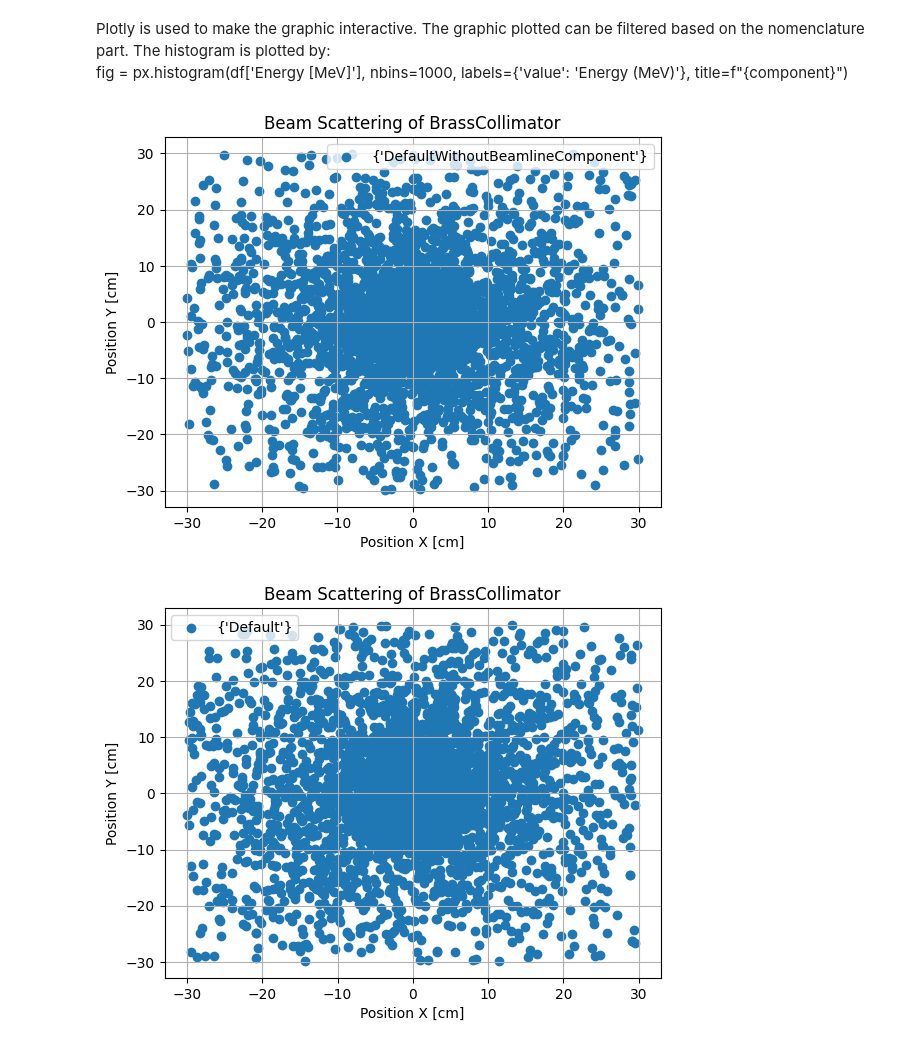
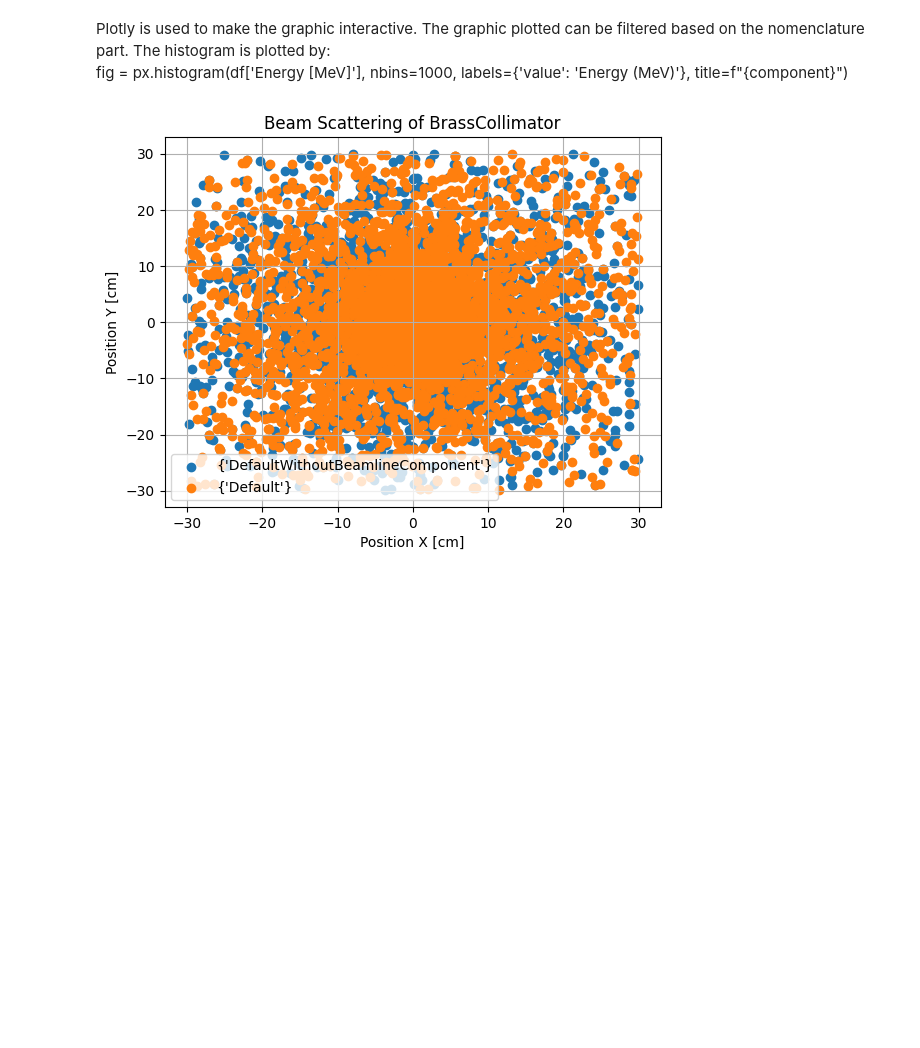
Before and after one commit to alfiafazimah/PhaseSpaceTOPAS-Visualization, a Jupyter notebook: src/PhaseSpaceTOPAS-Visualization.ipynb, the cells around one changed output. Drawn from its saved outputs; the diff is of its cells as text; code cells hidden in the pictures; blank space fills up the shorter version.

```diff
--- a/src/PhaseSpaceTOPAS-Visualization.ipynb
+++ b/src/PhaseSpaceTOPAS-Visualization.ipynb
@@ -139,7 +121,7 @@ for item, df in phsp_dataframe.items():
     other = nomen [6]
     size = nomen[7]
     key = f"{beamtype}_{beam_energy}_{material}_{position}_{beforeafter}_{component}_{size}"
-    if other == 'Default' and 'Energy [MeV]' in df.columns:
+    if component in ['BrassCollimator', 'IronCollimator', 'NickelCollimator', 'CopperCollimator'] and other == 'Default' and 'Energy [MeV]' in df.columns:
         plt.hist(df['Energy [MeV]'], bins=1000, alpha=0.5, label=component)
 
 
@@ -183,32 +165,31 @@ for item, df in phsp_dataframe.items():
 # %%
 for item, df in phsp_dataframe.items():
     nomen = item.split('_')
     beamtype = nomen [0]
     beam_energy = nomen[1]
     material = nomen[2]
     position = nomen[3]
     beforeafter = nomen [4]
     component = nomen[5]
     other = nomen [6]
     size = nomen[7]
     key = f"{beamtype}_{beam_energy}_{material}_{position}_{beforeafter}_{component}_{size}"
     if component == "BrassCollimator" :
         # Plot the scatter
         plt.scatter(
             df['Position X [cm]'],df['Position Y [cm]'], label={other}
         )
         # Customize the plot
         plt.title(f"Beam Scattering of {component}")
         plt.xlabel("Position X [cm]")
         plt.ylabel("Position Y [cm]")
         plt.legend()
         plt.grid(True)
-        plt.show()
 
 
-# Save the combined graph
-#output_path = os.path.join(outputdirectory, "energy histogram beamlineonly.png")
-#plt.savefig(output_path, dpi=600)
+#Save the scatter plot
+output_path = os.path.join(outputdirectory, "scatter.png")
+plt.savefig(output_path, dpi=600)
+plt.show()
 # %% [output]
-[figure, old version]
+[figure, new version]
-[figure, removed]
```
Also changed, not shown: parts of 2 cells of this notebook, 27 other files.
